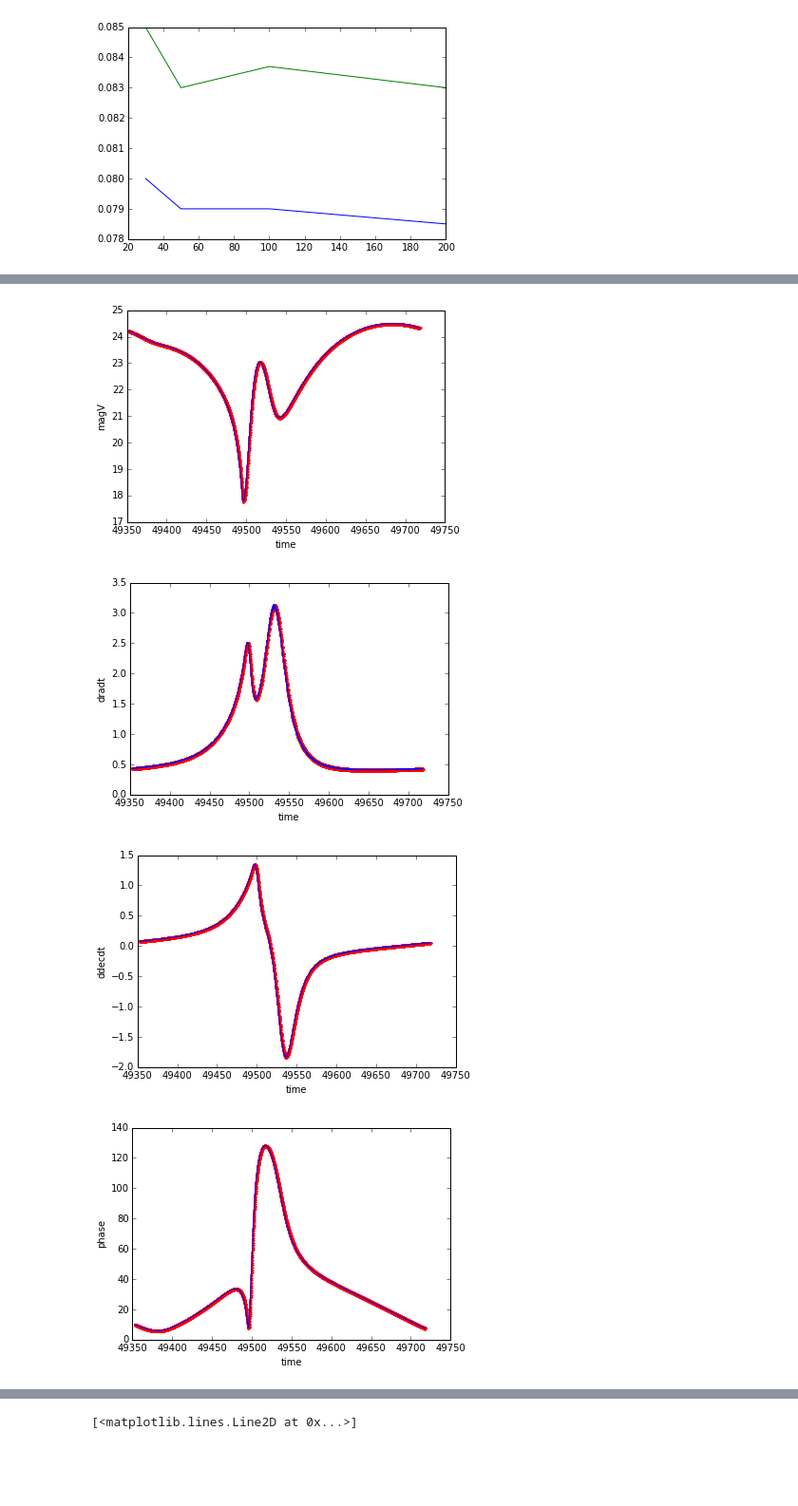
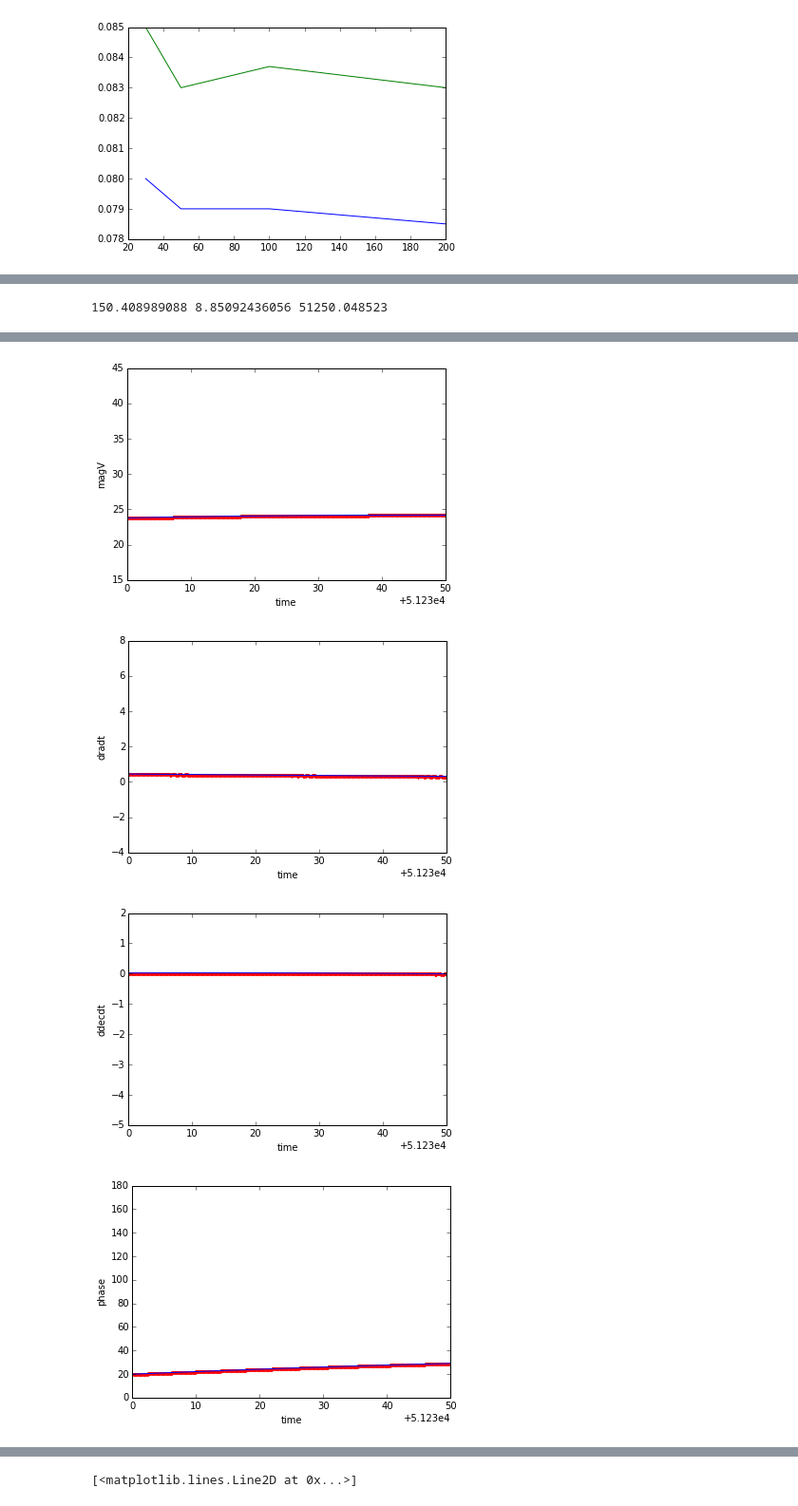
Before and after one commit to rhiannonlynne/MafSSO, a Jupyter notebook: Ephemeris Generation.ipynb, the cells around one changed output, grey strips where cells are left out. Shown at 95% size. Saved outputs shown, nothing was run; the diff lists cells and outputs as text; code cells hidden in the pictures; blank space fills up the shorter version.

Commit message:
Added check on errors

```diff
--- a/Ephemeris Generation.ipynb
+++ b/Ephemeris Generation.ipynb
@@ -262,16 +265,15 @@ print ' (difference is about ', np.mean(b/x-a/x), 's faster, out of', np.mean(a/
 Per object, grouping objects rather than looping is 5.74878557607 % faster.
  (difference is about  0.00455 s faster, out of 0.079125 s total time
 [figure]
-# %%
-orbitfile = 'pha20141031.des'
-#orbitfile = 'ssm_1000/tnos_1000'
-
-orbits = readOrbits(orbitfile)
-
-ephTimes = setTimes(timestep=3/24.0, nyears=1)
-
-for orb in orbits[0:1]:
-    oorbelems = packOorbElem(orb)
-    oorbephs, err = oo.pyoorb.oorb_ephemeris(in_orbits = oorbelems, in_obscode=807, in_date_ephems=ephTimes)
-    ephs = unpackEphs(oorbephs)
-    interpfuncs = interpolateEphs(ephs)
+# %%
+orbitfile = 'pha20141031.des'
+
+orbits = readOrbits(orbitfile)
+
+ephTimes = setTimes(timestep=2./24.0, nyears=10, timestart=49353.)
+testEphTimes = setTimes(timestep=.2/24.0, nyears=0.02, timestart=51250.048523)
+testtimes = testEphTimes.swapaxes(1, 0)[0]
+print ephTimes.shape, testEphTimes.shape
+
+sso = orbits[np.where(orbits['objId']==151)]
+print sso
@@ -277,0 +283,19 @@ for orb in orbits[0:1]:
+# %%
+for orb in [sso]:
+    oorbelems = packOorbElem(orb)
+    oorbephs, err = oo.pyoorb.oorb_ephemeris(in_orbits = oorbelems, in_obscode=807, in_date_ephems=ephTimes)
+    ephs = unpackEphs(oorbephs)
+    interpfuncs = interpolateEphs(ephs)
+    # Evaluate errors
+    testOorbephs, err = oo.pyoorb.oorb_ephemeris(in_orbits = oorbelems, in_obscode=807, in_date_ephems=testEphTimes)
+    testEphs = unpackEphs(testOorbephs)
+    diff = {}
+    for col in testEphs.dtype.names:
+        if col == 'time':
+            continue
+        val = interpfuncs[col](testtimes)
+        diff[col] = val - testEphs[col][0]
+# %%
+# Verify small errors
+for col in diff:
+    print col, diff[col].max(), diff[col].min()
@@ -278,3 +312,9 @@ for orb in orbits[0:1]:
+# %%
+# And double-check on the position at a particular time.
+time = 51250.048523000005
+print interpfuncs['ra'](time), interpfuncs['solarelon'](time), time
+# %% [output]
+150.408989088 8.85092436056 51250.048523
 # %%
 for col in ephs.dtype.names:
     if col == 'time':
@@ -285,4 +325,5 @@ for col in ephs.dtype.names:
         plt.plot(ephs['time'][0], interpfuncs[col](ephs['time'][0]), 'b-')
     plt.xlabel('time')
     plt.ylabel(col)
+    plt.xlim(51230, 51280)
 # %% [output]
@@ -292,4 +333,4 @@ for col in ephs.dtype.names:
-[figure, old version]
+[figure, new version]
-[figure, old version]
+[figure, new version]
-[figure, old version]
+[figure, new version]
-[figure, old version]
+[figure, new version]
```
Also changed, not shown: parts of 6 cells of this notebook.
